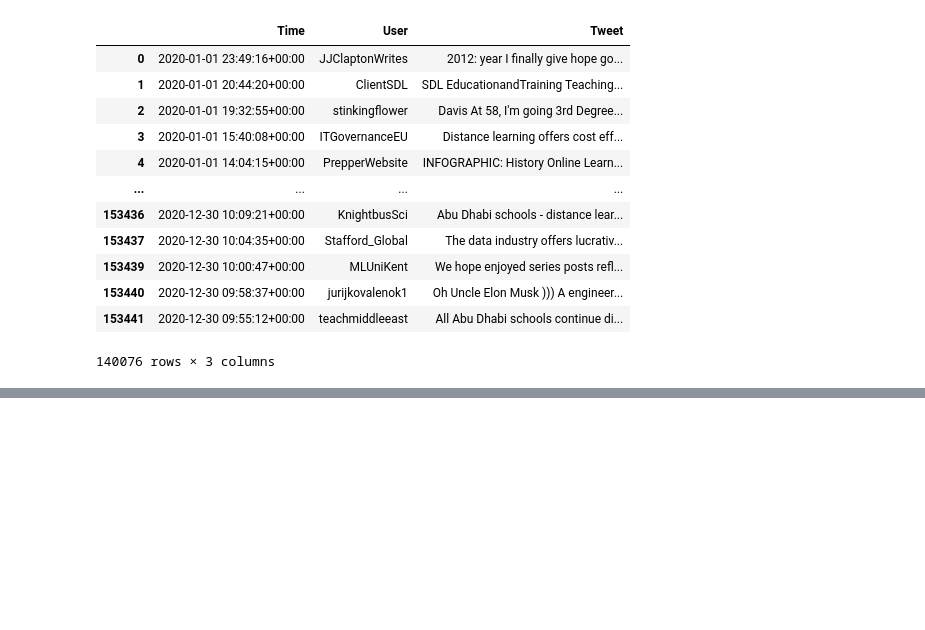
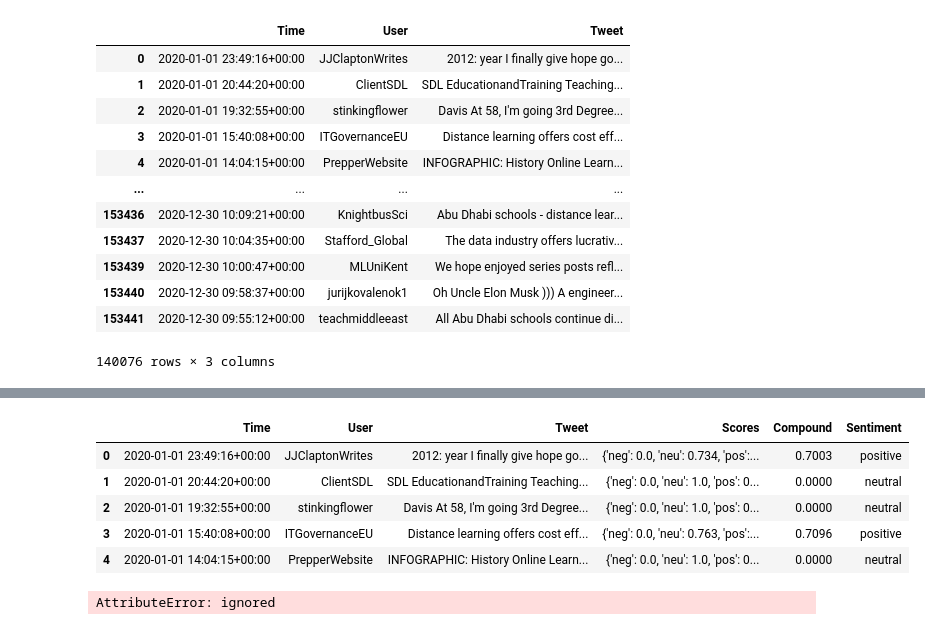
Before and after one commit to andreoniriccardo/twitter-sentiment-analysis, a Jupyter notebook: Distance Learning Twitter Sentiment Analysis w snscrape.ipynb, the cells around one changed output, grey strips where cells are left out. Drawn from its saved outputs; the diff is of its cells as text; code cells hidden in the pictures; blank space fills up the shorter version.

```diff
--- a/Distance Learning Twitter Sentiment Analysis w snscrape.ipynb
+++ b/Distance Learning Twitter Sentiment Analysis w snscrape.ipynb
@@ -217,0 +291,19 @@ Text(0.5, 0, 'Date')
+# %%
+def set_score(score):
+  if score['neg'] > score['pos']:
+    explicit_score = 'negative'
+  elif score['pos'] > score['neg']:
+    explicit_score = 'positive'
+  else:
+    explicit_score = 'neutral'
+  return explicit_score
+# %%
+df_sentiment['Sentiment'] = df_sentiment['Scores'].apply(lambda score: set_score(score))
+df_sentiment.head()
+# %% [output]
+|  | Time | User | Tweet | Scores | Compound | Sentiment |
+| 0 | 2020-01-01 23:49:16+00:00 | JJClaptonWrites | 2012: year I finally give hope go... | {'neg': 0.0, 'neu': 0.734, 'pos':... | 0.7003 | positive |
+| 1 | 2020-01-01 20:44:20+00:00 | ClientSDL | SDL EducationandTraining Teaching... | {'neg': 0.0, 'neu': 1.0, 'pos': 0... | 0.0000 | neutral |
+| 2 | 2020-01-01 19:32:55+00:00 | stinkingflower | Davis At 58, I'm going 3rd Degree... | {'neg': 0.0, 'neu': 1.0, 'pos': 0... | 0.0000 | neutral |
+| 3 | 2020-01-01 15:40:08+00:00 | ITGovernanceEU | Distance learning offers cost eff... | {'neg': 0.0, 'neu': 0.763, 'pos':... | 0.7096 | positive |
+| 4 | 2020-01-01 14:04:15+00:00 | PrepperWebsite | INFOGRAPHIC: History Online Learn... | {'neg': 0.0, 'neu': 1.0, 'pos': 0... | 0.0000 | neutral |
@@ -217,0 +312,5 @@ Text(0.5, 0, 'Date')
+# %%
+positive_per_day = df_sentiment.groupby([['Time', 'Sentiment']]).count()
+positive_per_day = positive_per_day.reindex(pd.DatetimeIndex(positive_per_day.index))
+# %% [output]
+AttributeError: ignored
```
Also changed, not shown: parts of 13 cells of this notebook.
